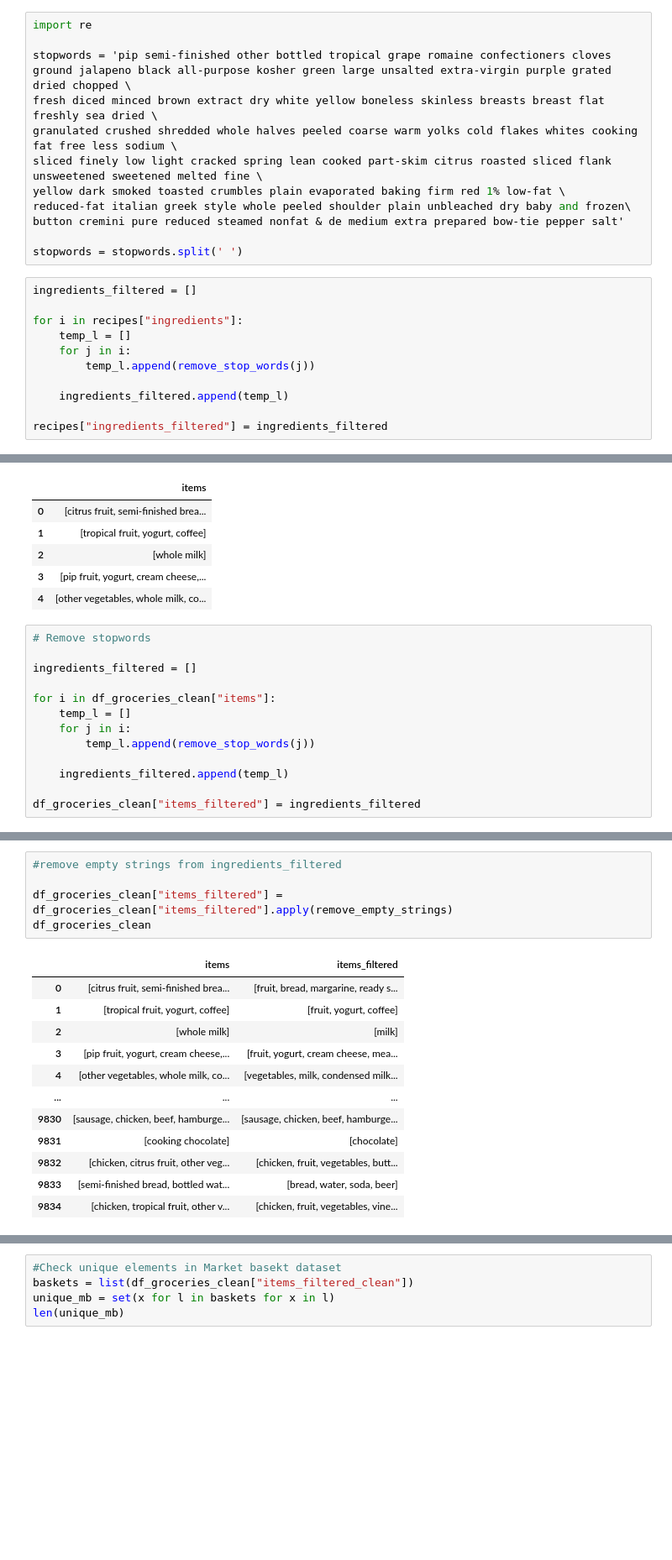
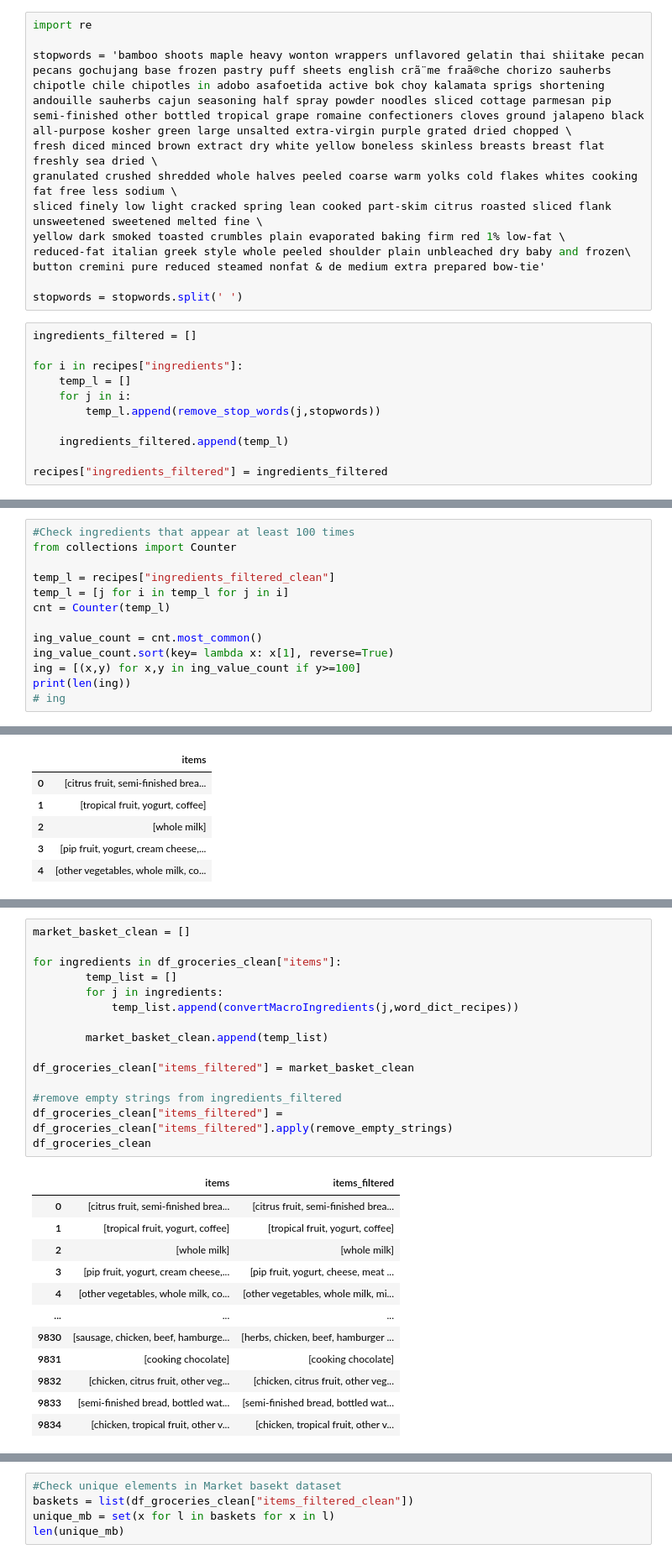
Before and after one commit to frabatx/GroceriesProject, a Jupyter notebook: Final_matrix_project.ipynb, the cells around one changed output, grey strips where cells are left out. Shown at 84% size. Cells and saved outputs as stored; diff of their text form; blank space fills up the shorter version.

```diff
--- a/Final_matrix_project.ipynb
+++ b/Final_matrix_project.ipynb
@@ -72,13 +39,13 @@ def remove_stop_words(query):
 # %%
 import re
 
-stopwords = 'pip semi-finished other bottled tropical grape romaine confectioners cloves ground jalapeno black all-purpose kosher green large unsalted extra-virgin purple grated dried chopped \
+stopwords = 'bamboo shoots maple heavy wonton wrappers unflavored gelatin thai shiitake pecan pecans gochujang base frozen pastry puff sheets english crã¨me fraã®che chorizo sauherbs chipotle chile chipotles in adobo asafoetida active bok choy kalamata sprigs shortening andouille sauherbs cajun seasoning half spray powder noodles sliced cottage parmesan pip semi-finished other bottled tropical grape romaine confectioners cloves ground jalapeno black all-purpose kosher green large unsalted extra-virgin purple grated dried chopped \
 fresh diced minced brown extract dry white yellow boneless skinless breasts breast flat freshly sea dried \
 granulated crushed shredded whole halves peeled coarse warm yolks cold flakes whites cooking fat free less sodium \
 sliced finely low light cracked spring lean cooked part-skim citrus roasted sliced flank unsweetened sweetened melted fine \
 yellow dark smoked toasted crumbles plain evaporated baking firm red 1% low-fat \
 reduced-fat italian greek style whole peeled shoulder plain unbleached dry baby and frozen\
-button cremini pure reduced steamed nonfat & de medium extra prepared bow-tie pepper salt'
+button cremini pure reduced steamed nonfat & de medium extra prepared bow-tie'
 
 stopwords = stopwords.split(' ')
 # %%
@@ -87,7 +54,7 @@ ingredients_filtered = []
 for i in recipes["ingredients"]:
     temp_l = []
     for j in i:
-        temp_l.append(remove_stop_words(j))
+        temp_l.append(remove_stop_words(j,stopwords))
 
     ingredients_filtered.append(temp_l)
 
@@ -181,0 +141,13 @@ recipes["ingredients_filtered_clean"] = ingredients_filtered_clean
+# %%
+#Check ingredients that appear at least 100 times
+from collections import Counter
+
+temp_l = recipes["ingredients_filtered_clean"]
+temp_l = [j for i in temp_l for j in i]
+cnt = Counter(temp_l)
+
+ing_value_count = cnt.most_common()
+ing_value_count.sort(key= lambda x: x[1], reverse=True)
+ing = [(x,y) for x,y in ing_value_count if y>=100]
+print(len(ing))
+# ing
@@ -302,16 +687,3 @@ df_groceries_clean.head()
 | 2 | [whole milk] |
 | 3 | [pip fruit, yogurt, cream cheese,... |
 | 4 | [other vegetables, whole milk, co... |
-# %%
-# Remove stopwords
-
-ingredients_filtered = []
-
-for i in df_groceries_clean["items"]:
-    temp_l = []
-    for j in i:
-        temp_l.append(remove_stop_words(j))
-
-    ingredients_filtered.append(temp_l)
-
-df_groceries_clean["items_filtered"] = ingredients_filtered
@@ -318,21 +692,31 @@ df_groceries_clean["items_filtered"] = ingredients_filtered
 # %%
+market_basket_clean = []
+
+for ingredients in df_groceries_clean["items"]:
+        temp_list = []
+        for j in ingredients:
+            temp_list.append(convertMacroIngredients(j,word_dict_recipes))
+
+        market_basket_clean.append(temp_list)
+
+df_groceries_clean["items_filtered"] = market_basket_clean
+
 #remove empty strings from ingredients_filtered
-
 df_groceries_clean["items_filtered"] = df_groceries_clean["items_filtered"].apply(remove_empty_strings)
 df_groceries_clean
 # %% [output]
 |  | items | items_filtered |
-| 0 | [citrus fruit, semi-finished brea... | [fruit, bread, margarine, ready s... |
-| 1 | [tropical fruit, yogurt, coffee] | [fruit, yogurt, coffee] |
-| 2 | [whole milk] | [milk] |
-| 3 | [pip fruit, yogurt, cream cheese,... | [fruit, yogurt, cream cheese, mea... |
-| 4 | [other vegetables, whole milk, co... | [vegetables, milk, condensed milk... |
+| 0 | [citrus fruit, semi-finished brea... | [citrus fruit, semi-finished brea... |
+| 1 | [tropical fruit, yogurt, coffee] | [tropical fruit, yogurt, coffee] |
+| 2 | [whole milk] | [whole milk] |
+| 3 | [pip fruit, yogurt, cream cheese,... | [pip fruit, yogurt, cheese, meat ... |
+| 4 | [other vegetables, whole milk, co... | [other vegetables, whole milk, mi... |
 | ... | ... | ... |
-| 9830 | [sausage, chicken, beef, hamburge... | [sausage, chicken, beef, hamburge... |
-| 9831 | [cooking chocolate] | [chocolate] |
-| 9832 | [chicken, citrus fruit, other veg... | [chicken, fruit, vegetables, butt... |
-| 9833 | [semi-finished bread, bottled wat... | [bread, water, soda, beer] |
-| 9834 | [chicken, tropical fruit, other v... | [chicken, fruit, vegetables, vine... |
+| 9830 | [sausage, chicken, beef, hamburge... | [herbs, chicken, beef, hamburger ... |
+| 9831 | [cooking chocolate] | [cooking chocolate] |
+| 9832 | [chicken, citrus fruit, other veg... | [chicken, citrus fruit, other veg... |
+| 9833 | [semi-finished bread, bottled wat... | [semi-finished bread, bottled wat... |
+| 9834 | [chicken, tropical fruit, other v... | [chicken, tropical fruit, other v... |
 9835 rows × 2 columns
 # %%
 # Replacing lemma with token
```
Also changed, not shown: parts of 69 cells of this notebook, 2 other files.
